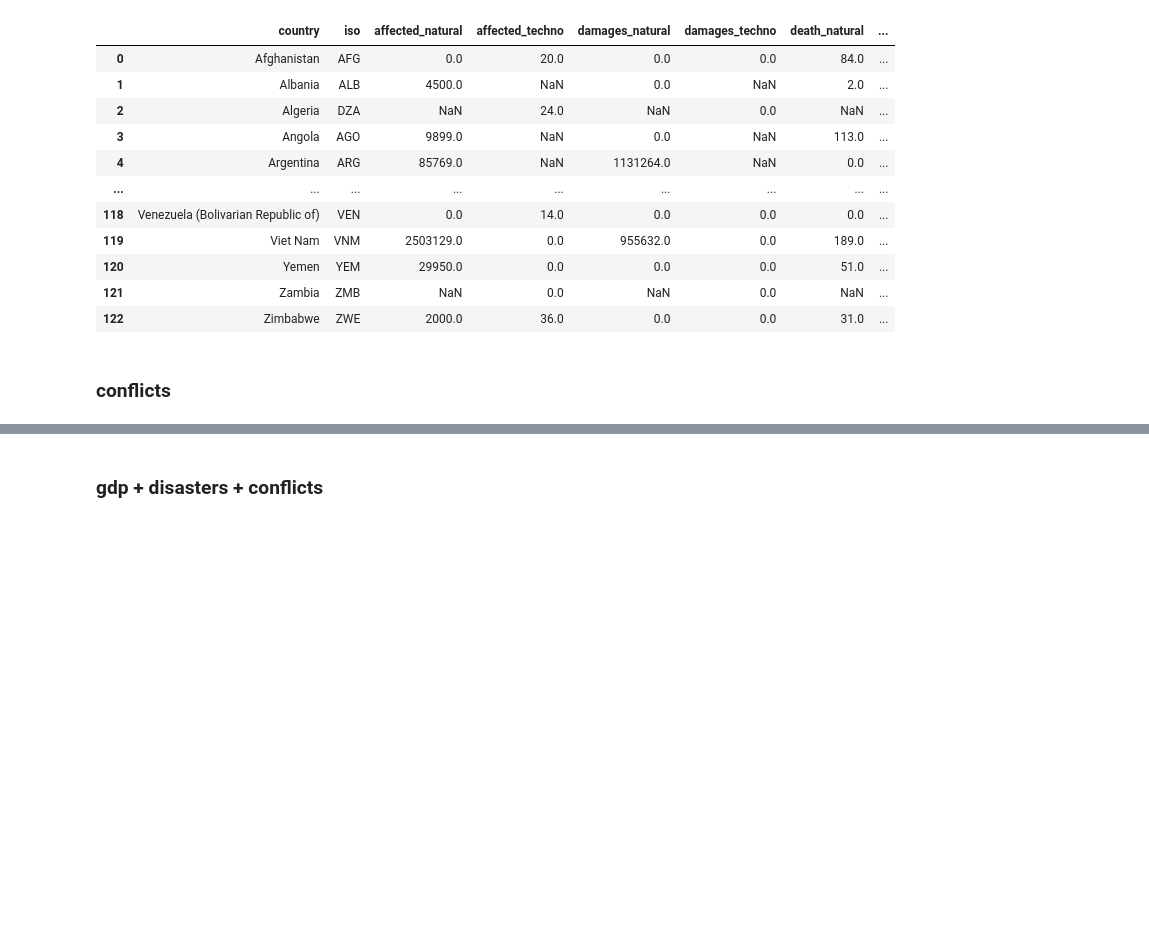
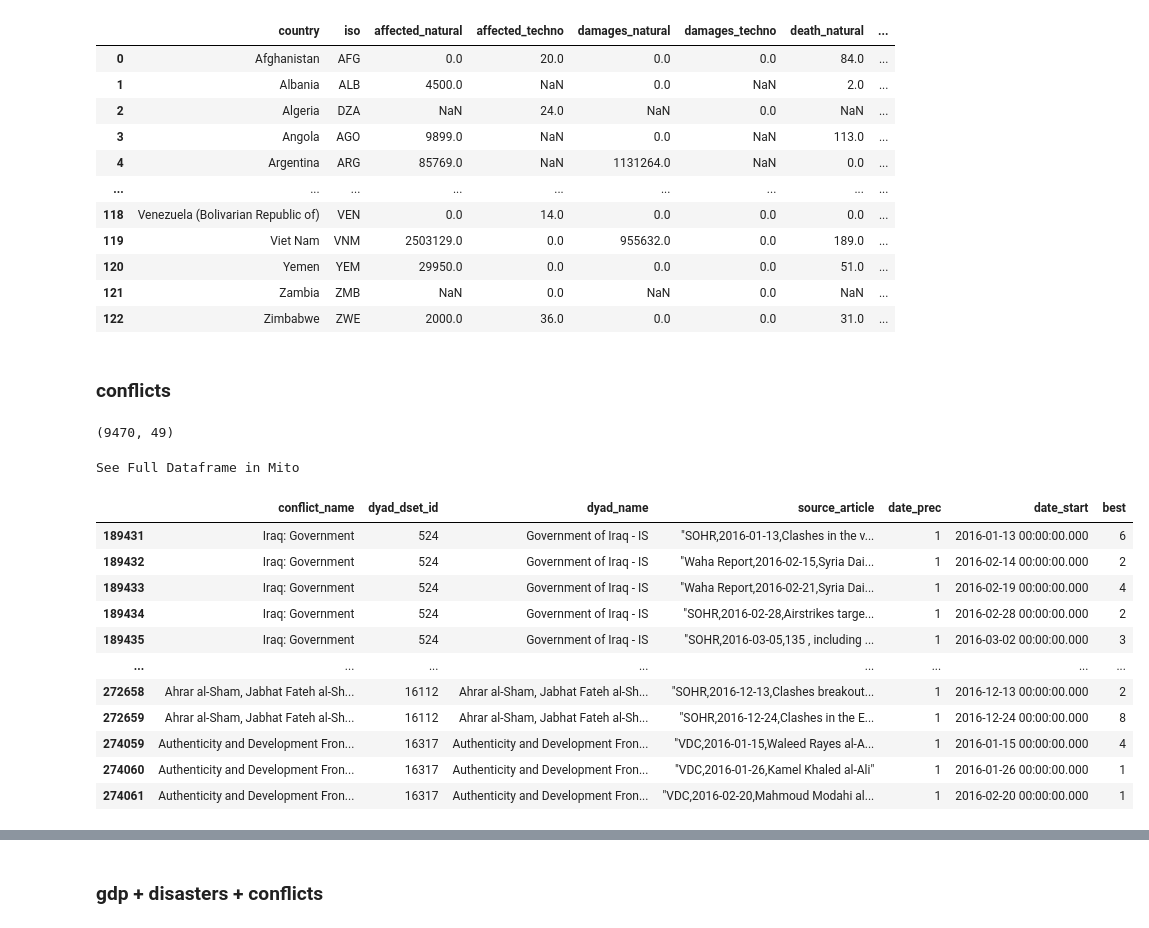
Before and after one commit to kamranuz/nis-network, a Jupyter notebook: 3sided_model_v3.ipynb, the cells around one changed output, grey strips where cells are left out. Saved outputs shown, nothing was run; the diff lists cells and outputs as text; code cells hidden in the pictures; blank space fills up the shorter version.

```diff
--- a/3sided_model_v3.ipynb
+++ b/3sided_model_v3.ipynb
@@ -110,3 +110,39 @@ See Full Dataframe in Mito
 | 122 | Zimbabwe | ZWE | 2000.0 | 36.0 | 0.0 | 0.0 | 31.0 | ... |
 # %% [markdown]
 ### conflicts
+# %%
+print( conflicts_2016_our[conflicts_2016_our.country == 'Syria'].shape)
+conflicts_2016_our[conflicts_2016_our.country == 'Syria'][[
+    # 'id',
+       # 'relid', 'year', 'active_year', 'code_status', 'type_of_violence',
+       #'conflict_dset_id', 'conflict_new_id',
+       'conflict_name', 'dyad_dset_id',
+       #'dyad_new_id',
+       'dyad_name',
+       # 'side_a_dset_id', 'side_a_new_id', 'side_a',
+       #'side_b_dset_id', 'side_b_new_id', 'side_b', 'number_of_sources',
+       'source_article',
+       # 'source_office', 'source_date', 'source_headline',
+       #'source_original', 'where_prec', 'where_coordinates',
+       #'where_description', 'adm_1', 'adm_2', 'latitude', 'longitude',
+       #'geom_wkt', 'priogrid_gid', 'country', 'country_id', 'region',
+    #    'event_clarity',
+       'date_prec', 'date_start', #'date_end', 'deaths_a','deaths_b', 'deaths_civilians', 'deaths_unknown',
+       'best', #'high', 'low',
+    #    'gwnoa', 'gwnob'
+       ]]
+# %% [output]
+(9470, 49)
+See Full Dataframe in Mito
+|  | conflict_name | dyad_dset_id | dyad_name | source_article | date_prec | date_start | best |
+| 189431 | Iraq: Government | 524 | Government of Iraq - IS | "SOHR,2016-01-13,Clashes in the v... | 1 | 2016-01-13 00:00:00.000 | 6 |
+| 189432 | Iraq: Government | 524 | Government of Iraq - IS | "Waha Report,2016-02-15,Syria Dai... | 1 | 2016-02-14 00:00:00.000 | 2 |
+| 189433 | Iraq: Government | 524 | Government of Iraq - IS | "Waha Report,2016-02-21,Syria Dai... | 1 | 2016-02-19 00:00:00.000 | 4 |
+| 189434 | Iraq: Government | 524 | Government of Iraq - IS | "SOHR,2016-02-28,Airstrikes targe... | 1 | 2016-02-28 00:00:00.000 | 2 |
+| 189435 | Iraq: Government | 524 | Government of Iraq - IS | "SOHR,2016-03-05,135 , including ... | 1 | 2016-03-02 00:00:00.000 | 3 |
+| ... | ... | ... | ... | ... | ... | ... | ... |
+| 272658 | Ahrar al-Sham, Jabhat Fateh al-Sh... | 16112 | Ahrar al-Sham, Jabhat Fateh al-Sh... | "SOHR,2016-12-13,Clashes breakout... | 1 | 2016-12-13 00:00:00.000 | 2 |
+| 272659 | Ahrar al-Sham, Jabhat Fateh al-Sh... | 16112 | Ahrar al-Sham, Jabhat Fateh al-Sh... | "SOHR,2016-12-24,Clashes in the E... | 1 | 2016-12-24 00:00:00.000 | 8 |
+| 274059 | Authenticity and Development Fron... | 16317 | Authenticity and Development Fron... | "VDC,2016-01-15,Waleed Rayes al-A... | 1 | 2016-01-15 00:00:00.000 | 4 |
+| 274060 | Authenticity and Development Fron... | 16317 | Authenticity and Development Fron... | "VDC,2016-01-26,Kamel Khaled al-Ali" | 1 | 2016-01-26 00:00:00.000 | 1 |
+| 274061 | Authenticity and Development Fron... | 16317 | Authenticity and Development Fron... | "VDC,2016-02-20,Mahmoud Modahi al... | 1 | 2016-02-20 00:00:00.000 | 1 |
```
Also changed, not shown: parts of 4 cells of this notebook.
